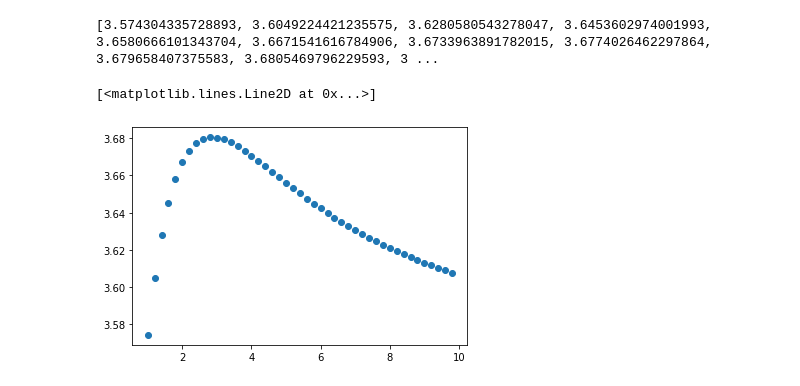
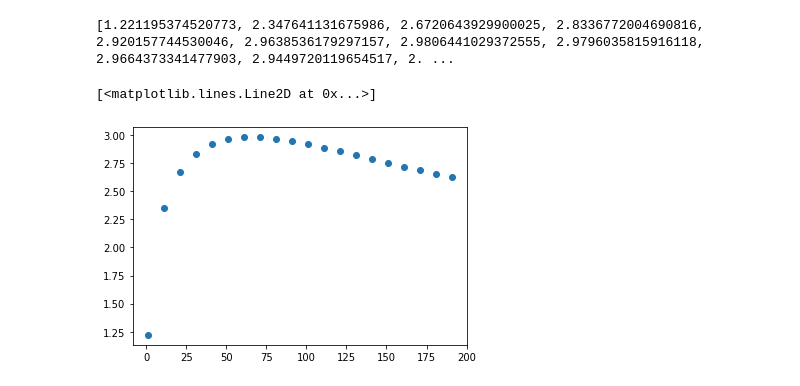
Before and after one commit to qwertpas/saltosim, a Jupyter notebook: notebooks/MAsim.ipynb, the cells around one changed output. Drawn from its saved outputs; the diff is of its cells as text; code cells hidden in the pictures.

```diff
--- a/notebooks/MAsim.ipynb
+++ b/notebooks/MAsim.ipynb
@@ -20,7 +12,8 @@ def get_link_mult(foot_pos):
 # %%
 total_mass = 0.101 #kg
+g = 9.81
 
-def jump_model(t, s, k): #k is spring constant in N/m
+def jump_model(t, s, k, get_TSA_mult, get_link_mult): #k is spring constant in N/m
     motor_pos, dmotor_pos, foot_pos, dfoot_pos = s #state
 
     TSA_mult = get_TSA_mult(motor_pos)
@@ -36,20 +29,22 @@ def jump_model(t, s, k): #k is spring constant in N/m
     ddmotor_pos = motor_net_torque / motor_I
 
     foot_applied_force = spring_force*link_mult
-    ddfoot_pos = foot_applied_force / total_mass
+    ddfoot_pos = (foot_applied_force - total_mass*g) / total_mass
+
+    if foot_pos <= 0: ddfoot_pos = max(ddfoot_pos, 0)
 
     return [dmotor_pos, ddmotor_pos, dfoot_pos, ddfoot_pos]
 # %%
 max_extension = 0.15 #m
-def liftoff(t, s, k):
+def liftoff(t, s, k, get_TSA_mult, get_link_mult):
     motor_pos, dmotor_pos, foot_pos, dfoot_pos = s #state
     return foot_pos - max_extension
 liftoff.terminal = True
 # %%
-def solve_end_vel(k, doPlot):
-    t_span = (0, 5)
+def solve_end_vel(k, get_TSA_mult, get_link_mult, doPlot):
+    t_span = (0, 1)
     s0 = (0, 0, 0, 0)
-    solution = solve_ivp(jump_model, t_span, s0, events=[liftoff], max_step=0.01, args=(k,))
+    solution = solve_ivp(jump_model, t_span, s0, events=[liftoff], args=(k, get_TSA_mult, get_link_mult))
 
     motor_pos_data = solution.y[0, :]
     motor_vel_data = solution.y[1, :]
@@ -59,12 +54,26 @@ def solve_end_vel(k, doPlot):
 
 
     if doPlot:
+
+
+        TSA_mult_data = np.vectorize(get_TSA_mult)(motor_pos_data)
+        link_mult_data = np.vectorize(get_link_mult)(foot_pos_data)
+
+        spring_pos_data = -motor_pos_data/TSA_mult_data + foot_pos_data/link_mult_data
+
         plt.figure()
-        plt.plot(solution.t, motor_pos_data, label='motor_pos')
-        plt.plot(solution.t, motor_vel_data, label='motor_vel')
-        plt.plot(solution.t, foot_pos_data, label='foot_pos')
-        plt.plot(solution.t, foot_vel_data, label='foot_vel')
+        plt.plot(solution.t, motor_pos_data/max(abs(motor_pos_data)), 'o', markersize=1, label=f"motor_pos {max(abs(motor_pos_data)}")
+        plt.plot(solution.t, motor_vel_data/max(abs(motor_vel_data)), label='motor_vel')
+        plt.plot(solution.t, foot_pos_data/max(abs(foot_pos_data)), label='foot_pos')
+        plt.plot(solution.t, foot_vel_data/max(abs(foot_vel_data)), label='foot_vel')
+
+        plt.plot(solution.t, spring_pos_data/abs(min(spring_pos_data)), label='spring_pos')
+
+        plt.plot(solution.t, np.zeros_like(solution.t), 'k')
         plt.legend()
-        plt.xlabel('time(s)')
+
+        plt.xlabel(f"time(s) {len(solution.t)} samples")
+        plt.ylabel("normalized value")
+        plt.title(f"end foot vel is {foot_vel_data[-1]}")
 
     return foot_vel_data[-1]
@@ -80,14 +93,16 @@ solve_end_vel(k=5, doPlot=True)
 # %%
-test_ks = np.arange(1, 10, 0.2)
+test_ks = np.arange(1, 200, 10)
 end_vels = []
 
 for i in test_ks:
-    end_vel = solve_end_vel(k = i, doPlot=False)
+    end_vel = solve_end_vel(k = i, get_TSA_mult=lambda x:10, get_link_mult=lambda x:1, doPlot=False)
     end_vels.append(end_vel)
 
 print(end_vels)
 plt.plot(test_ks, end_vels, 'o')
+
+#TODO: what's the optimal MA profile? make function where input is MA profile and output is max vel (try diff k).
 # %% [output]
-[3.574304335728893, 3.6049224421235575, 3.6280580543278047, 3.6453602974001993, 3.6580666101343704, 3.6671541616784906, 3.6733963891782015, 3.6774026462297864, 3.679658407375583, 3.6805469796229593, 3 ...
+[1.221195374520773, 2.347641131675986, 2.6720643929900025, 2.8336772004690816, 2.920157744530046, 2.9638536179297157, 2.9806441029372555, 2.9796035815916118, 2.9664373341477903, 2.9449720119654517, 2. ...
 [<matplotlib.lines.Line2D at 0x...>]
-[figure, old version]
+[figure, new version]
```
Also changed, not shown: parts of 4 cells of this notebook.
